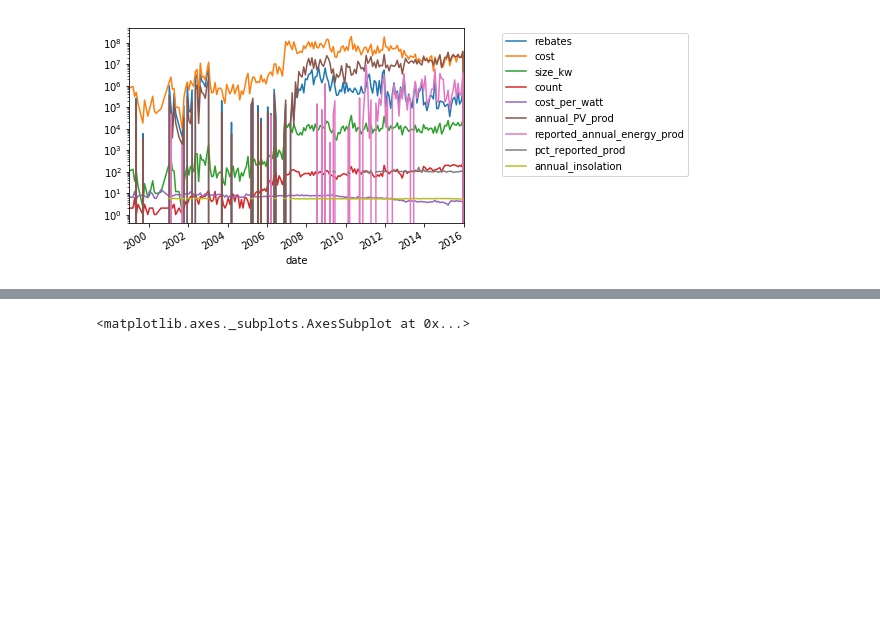
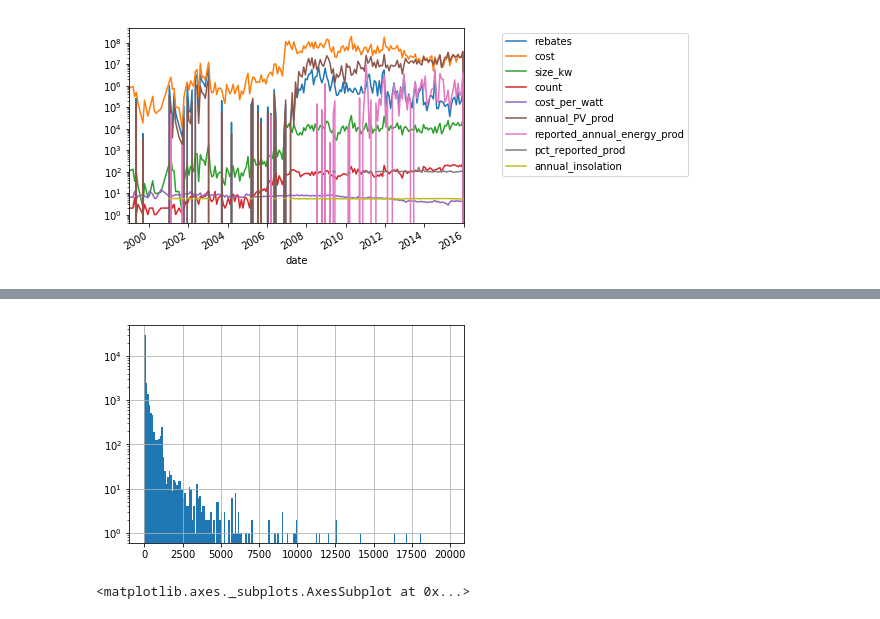
Before and after one commit to kjcaspary/OpenPV-Project, a Jupyter notebook: OpenPV Pandas dev.ipynb, the cells around one changed output, grey strips where cells are left out. Cells and saved outputs as stored; diff of their text form; code cells hidden in the pictures; blank space fills up the shorter version.

```diff
--- a/OpenPV Pandas dev.ipynb
+++ b/OpenPV Pandas dev.ipynb
@@ -174,3 +182,9 @@ df['size_kw'].hist(bins=range(0,50,1))
+# %%
+fig, ax = pyplot.subplots()
+cdf['size_kw'].hist(bins=range(0,20000,100))
+ax.set_yscale('log')
+# %% [output]
+[figure, added]
 # %%
 df['cost'].hist(bins = range(0,200000,10000))
 # %% [output]
```
Also changed, not shown: parts of 7 cells of this notebook, 10 other files.
